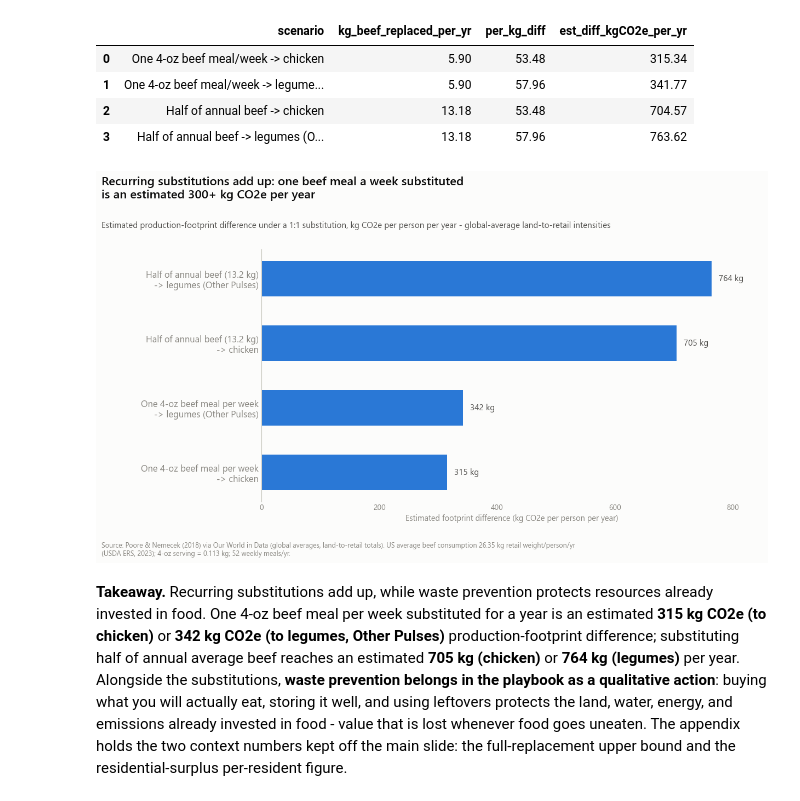
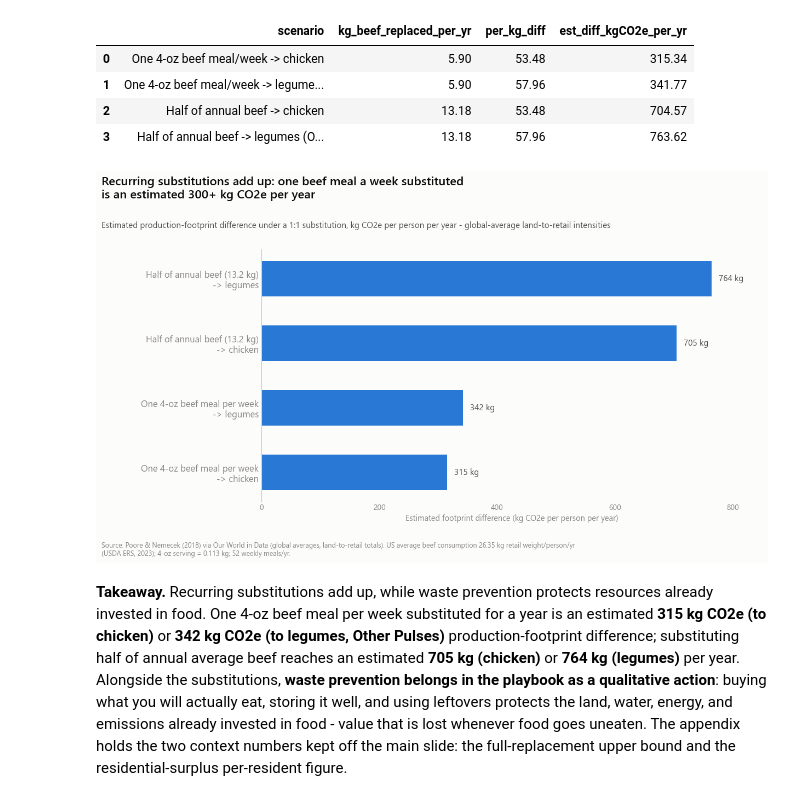
Before and after one commit to dombondyra/JH-2026-Final-Project, a Jupyter notebook: notebooks/05_playbook.ipynb, the cells around one changed output. Cells and saved outputs as stored; diff of their text form; code cells hidden in the pictures.

```diff
--- a/notebooks/05_playbook.ipynb
+++ b/notebooks/05_playbook.ipynb
@@ -300,11 +300,11 @@ wrap = {
     'One 4-oz beef meal/week -> chicken':
         'One 4-oz beef meal per week\n-> chicken',
     f'One 4-oz beef meal/week -> legumes ({LEGUME_PRODUCT})':
-        'One 4-oz beef meal per week\n-> legumes (Other Pulses)',
+        'One 4-oz beef meal per week\n-> legumes',
     'Half of annual beef -> chicken':
         'Half of annual beef (13.2 kg)\n-> chicken',
     f'Half of annual beef -> legumes ({LEGUME_PRODUCT})':
-        'Half of annual beef (13.2 kg)\n-> legumes (Other Pulses)',
+        'Half of annual beef (13.2 kg)\n-> legumes',
 }
 d = scenarios.sort_values('est_diff_kgCO2e_per_yr')  # ascending -> largest bar on top
 ylabels = d['scenario'].map(wrap)
@@ -318,34 +318,34 @@ ax.grid(axis='x')
 ax.grid(axis='y', visible=False)
 for s in ('top', 'right', 'bottom'):
     ax.spines[s].set_visible(False)
 ax.spines['left'].set_color(AXISLINE)
 ax.tick_params(length=0)
 ax.tick_params(axis='y', labelsize=12)
 ax.set_xlim(0, 850)
 ax.set_xticks([0, 200, 400, 600, 800])
 ax.set_xlabel('Estimated footprint difference (kg CO2e per person per year)', fontsize=10.5)
 
 for y, v in enumerate(d['est_diff_kgCO2e_per_yr']):   # direct value labels at bar tips
     ax.text(v + 12, y, f'{v:,.0f} kg', va='center', fontsize=11, color=INK2)
 
 fig.text(0.012, 0.975,
          'Recurring substitutions add up: one beef meal a week substituted\n'
          'is an estimated 300+ kg CO2e per year',
          va='top', fontsize=16, fontweight=600, color=INK)
 fig.text(0.012, 0.845,
          'Estimated production-footprint difference under a 1:1 substitution, kg CO2e per '
          'person per year - global-average land-to-retail intensities',
          fontsize=11, color=INK2)
 fig.text(0.012, 0.012,
          'Source: Poore & Nemecek (2018) via Our World in Data (global averages, '
          'land-to-retail totals). US average beef consumption 26.35 kg retail weight/person/yr\n'
          '(USDA ERS, 2023); 4-oz serving = 0.113 kg; 52 weekly meals/yr.',
          fontsize=9, color=MUTED)
 
 fig.savefig(FIGS / 'fig_slide09_practical_scenarios.png')
 plt.show()
 # %% [output]
-[figure, old version]
+[figure, new version]
 # %% [markdown]
 **Takeaway.** Recurring substitutions add up, while waste prevention protects resources
 already invested in food. One 4-oz beef meal per week substituted for a year is an estimated
```
Also changed, not shown: 1 other file.
